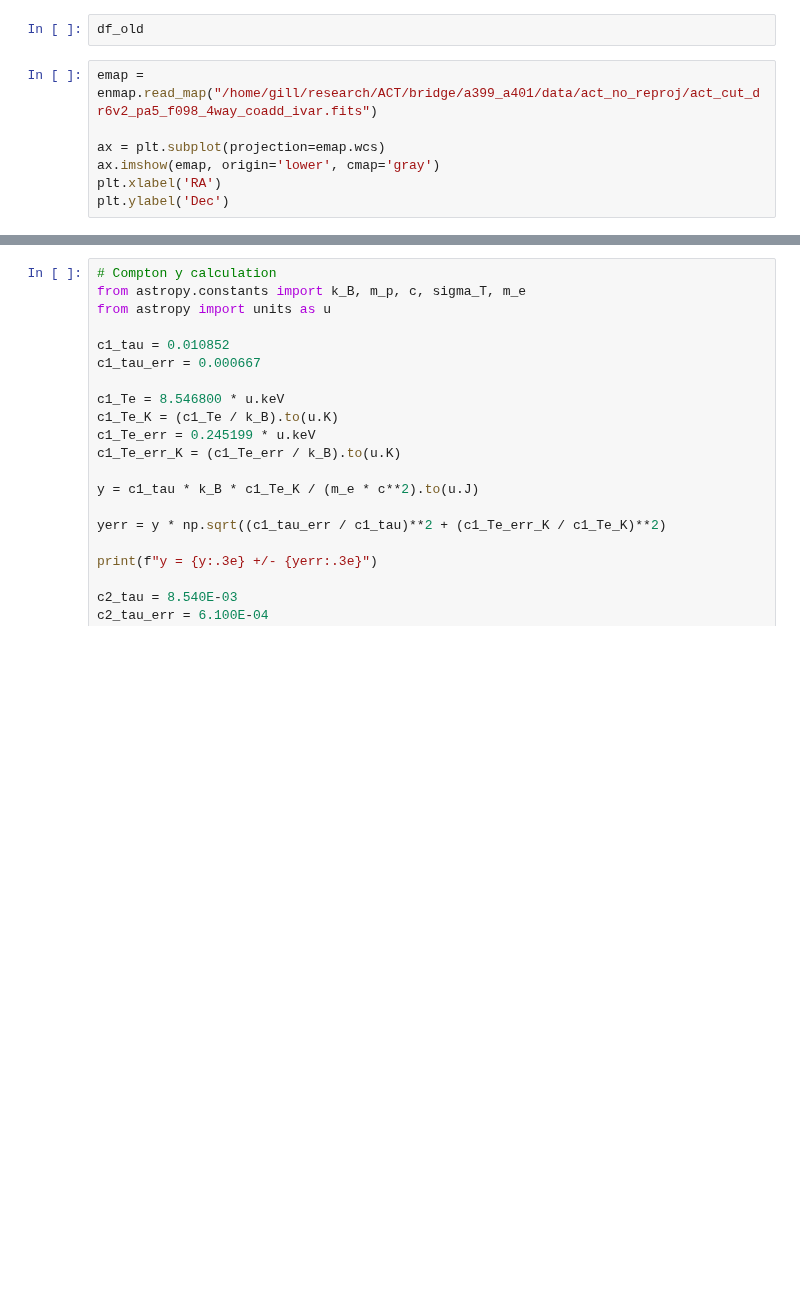
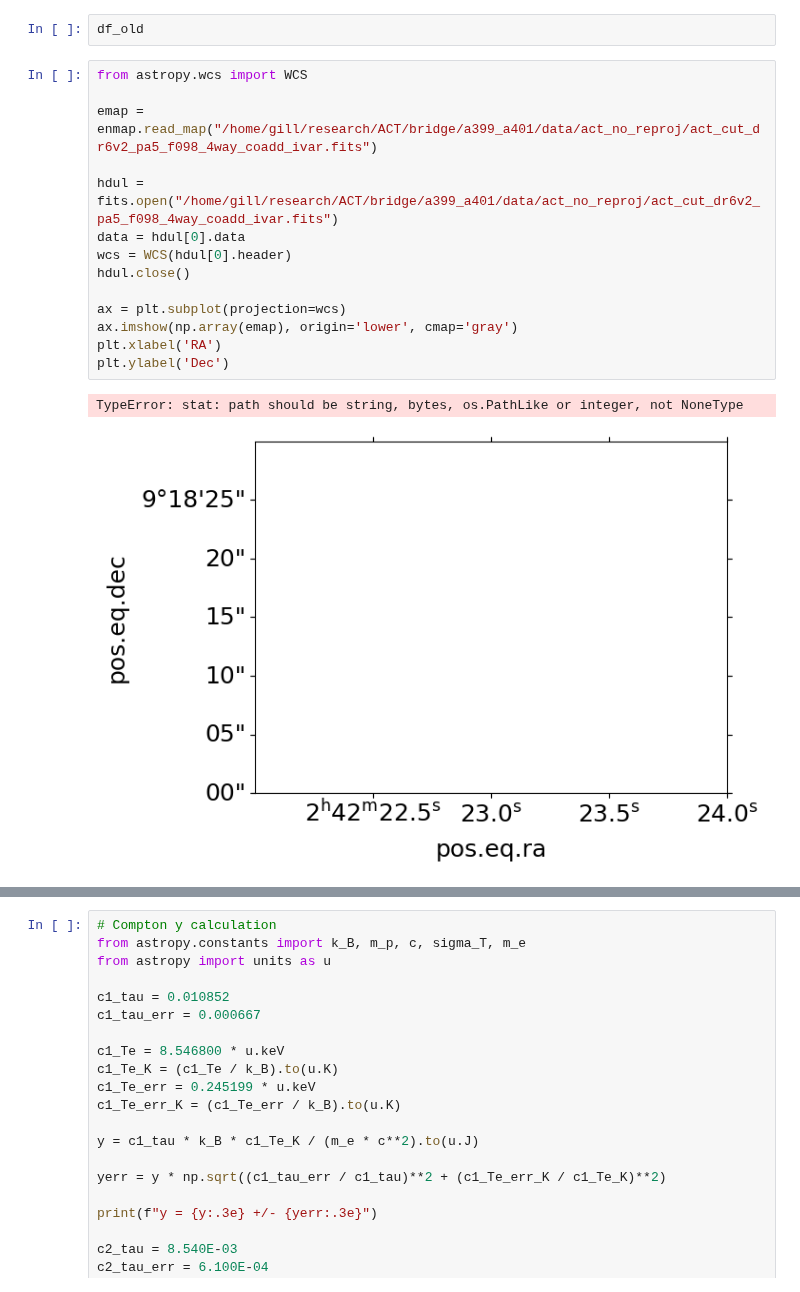
Before and after one commit to guanyilun/multi-freq-bridge, a Jupyter notebook: notebooks/plots_paper.ipynb, the cells around one changed output, grey strips where cells are left out. Cells and saved outputs as stored; diff of their text form; blank space fills up the shorter version.

```diff
--- a/notebooks/plots_paper.ipynb
+++ b/notebooks/plots_paper.ipynb
@@ -113,12 +114,22 @@ df_new
 # %%
 df_old
 # %%
+from astropy.wcs import WCS
+
 emap = enmap.read_map("/home/gill/research/ACT/bridge/a399_a401/data/act_no_reproj/act_cut_dr6v2_pa5_f098_4way_coadd_ivar.fits")
 
-ax = plt.subplot(projection=emap.wcs)
-ax.imshow(emap, origin='lower', cmap='gray')
+hdul = fits.open("/home/gill/research/ACT/bridge/a399_a401/data/act_no_reproj/act_cut_dr6v2_pa5_f098_4way_coadd_ivar.fits")
+data = hdul[0].data
+wcs = WCS(hdul[0].header)
+hdul.close()
+
+ax = plt.subplot(projection=wcs)
+ax.imshow(np.array(emap), origin='lower', cmap='gray')
 plt.xlabel('RA')
 plt.ylabel('Dec')
+# %% [output]
+TypeError: stat: path should be string, bytes, os.PathLike or integer, not NoneType
+[figure, added]
 # %%
 import numpy as np
 import matplotlib.pyplot as plt
```
Also changed, not shown: parts of 6 cells of this notebook, 14 other files.
